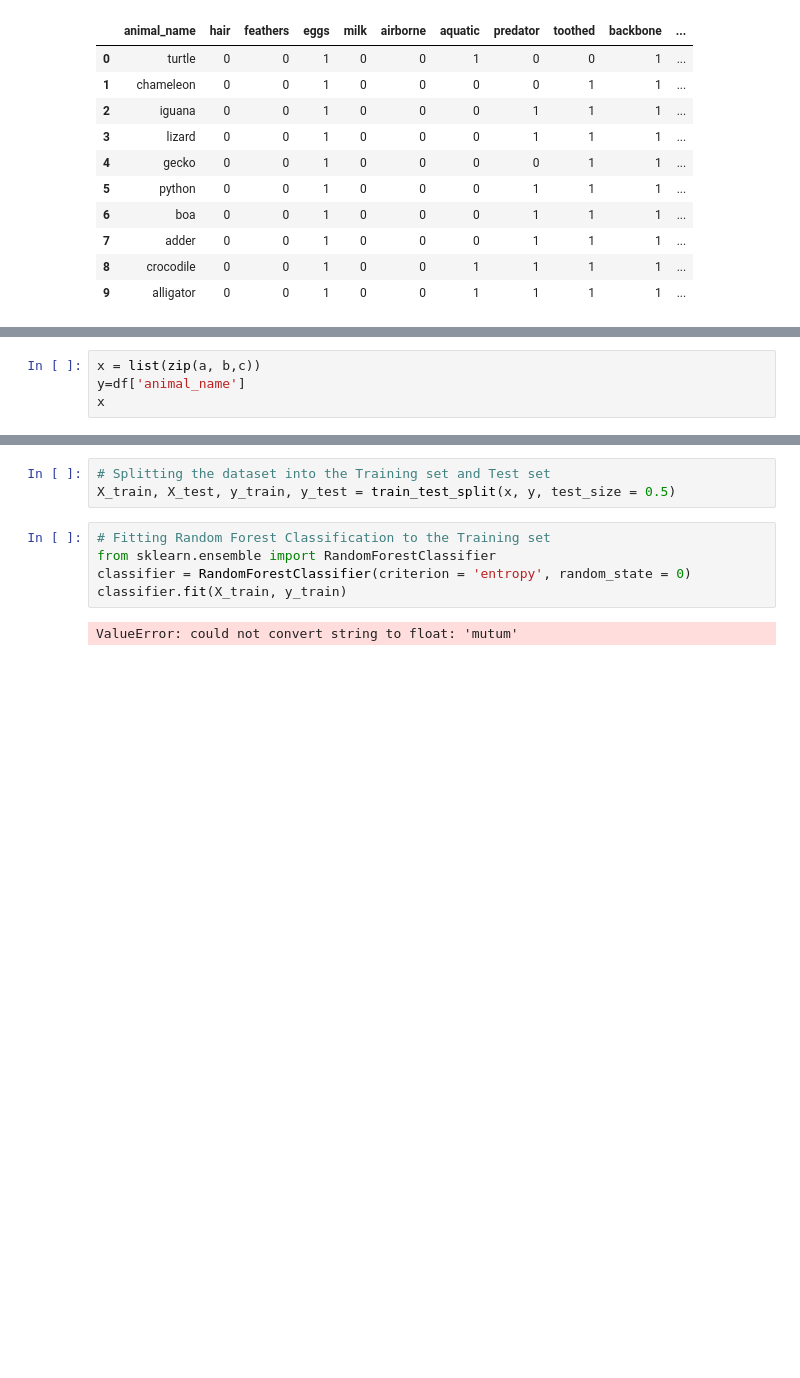
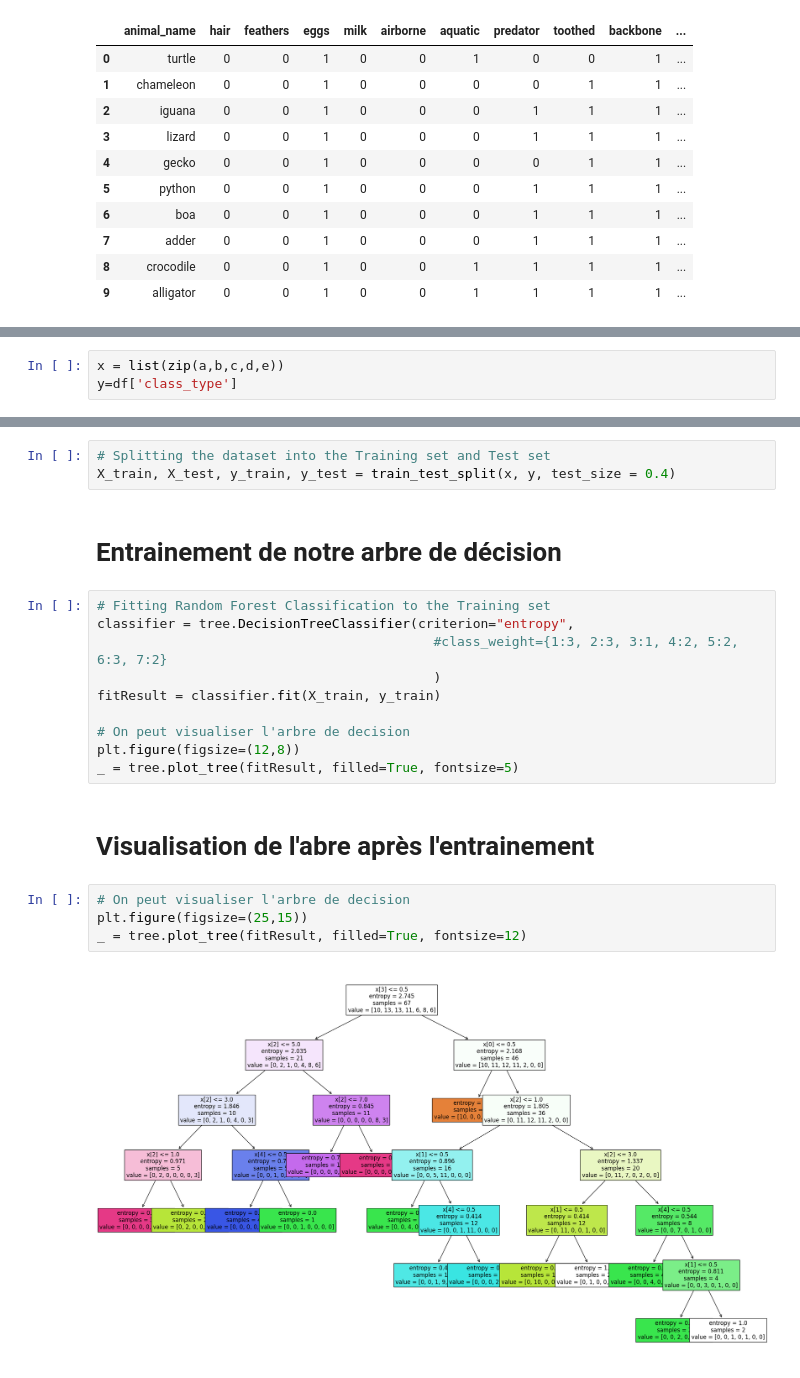
Before and after one commit to MaelJansen/ia-intro, a Jupyter notebook: project_ia.ipynb, the cells around one changed output, grey strips where cells are left out. Cells and saved outputs as stored; diff of their text form; blank space fills up the shorter version.

Commit message:
ajout d'une section tree classifier et une section random forest qui test avec plusieurs niveau de profondeur l'exactitude des données

```diff
--- a/project_ia.ipynb
+++ b/project_ia.ipynb
@@ -87,4 +84,3 @@ c = df.loc[:, "animal_name"]
 # %%
-x = list(zip(a, b,c))
-y=df['animal_name']
-x
+x = list(zip(a,b,c,d,e))
+y=df['class_type']
@@ -109,10 +89,23 @@ x
 # %%
 # Splitting the dataset into the Training set and Test set
-X_train, X_test, y_train, y_test = train_test_split(x, y, test_size = 0.5)
+X_train, X_test, y_train, y_test = train_test_split(x, y, test_size = 0.4)
-# %%
-# Fitting Random Forest Classification to the Training set
-from sklearn.ensemble import RandomForestClassifier
-classifier = RandomForestClassifier(criterion = 'entropy', random_state = 0)
-classifier.fit(X_train, y_train)
-# %% [output]
-ValueError: could not convert string to float: 'mutum'
+# %% [markdown]
+# Entrainement de notre arbre de décision
+# %%
+# Fitting Random Forest Classification to the Training set
+classifier = tree.DecisionTreeClassifier(criterion="entropy",
+                                           #class_weight={1:3, 2:3, 3:1, 4:2, 5:2, 6:3, 7:2}
+                                           )
+fitResult = classifier.fit(X_train, y_train)
+
+# On peut visualiser l'arbre de decision
+plt.figure(figsize=(12,8))
+_ = tree.plot_tree(fitResult, filled=True, fontsize=5)
+# %% [markdown]
+# Visualisation de l'abre après l'entrainement
+# %%
+# On peut visualiser l'arbre de decision
+plt.figure(figsize=(25,15))
+_ = tree.plot_tree(fitResult, filled=True, fontsize=12)
+# %% [output]
+[figure, added]
```
Also changed, not shown: parts of 27 cells of this notebook.
